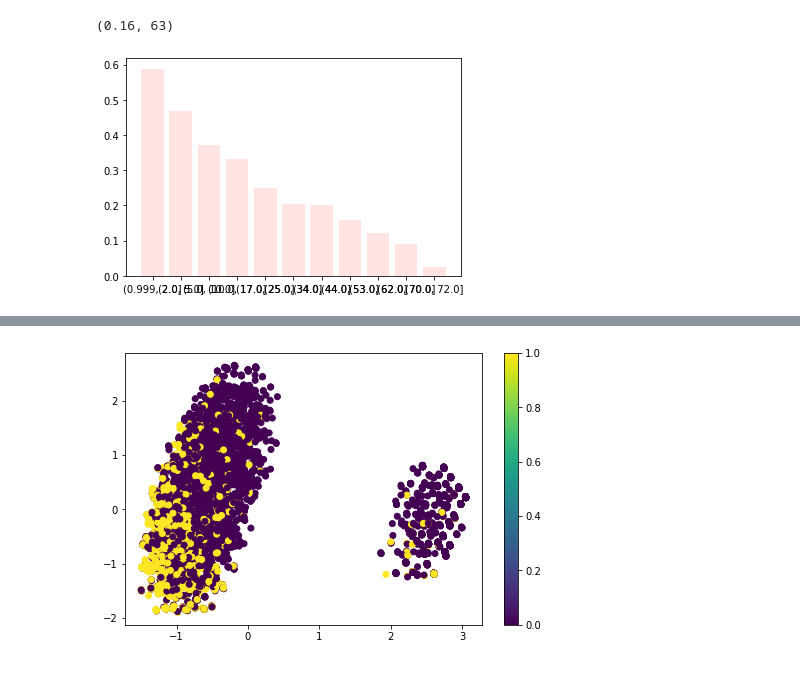
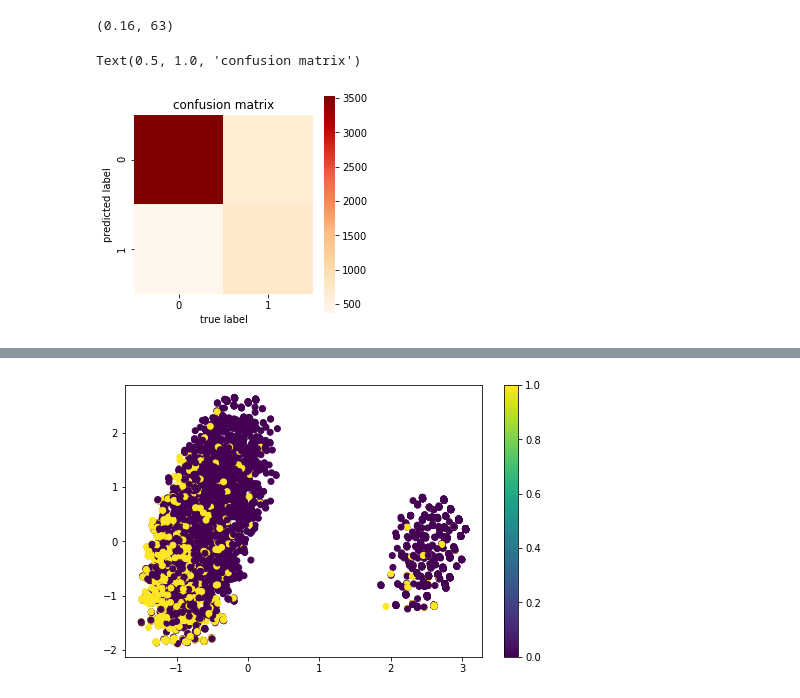
Before and after one commit to MitrofanovDmitry/study, a Jupyter notebook: practice/60 customer churn (dls)/3.ipynb, the cells around one changed output, grey strips where cells are left out. Cells and saved outputs as stored; diff of their text form; code cells hidden in the pictures.

```diff
--- a/practice/60 customer churn (dls)/3.ipynb
+++ b/practice/60 customer churn (dls)/3.ipynb
@@ -290,16 +294,20 @@ params = cv.best_estimator_.get_params()
 params['learning_rate'], params['num_trees']
 # %% [output]
 (0.16, 63)
+# %%
+y = train_data[target_col]
+p = model.predict(train_data[cat_cols_ + num_cols_])
+mat = confusion_matrix(y, p)
+plt.figure(figsize=(4,4))
+sns.heatmap(mat.T, square=True, cmap='OrRd')
+plt.xlabel('true label')
+plt.ylabel('predicted label')
+plt.title('confusion matrix')
+# %% [output]
+Text(0.5, 1.0, 'confusion matrix')
+[figure, added]
 # %%
 # y, p = train_data[target_col], catboost.predict(train_data[cat_cols_ + num_cols_])
 # print(f'accuracy_score: {accuracy_score(y, p):.3f}')
 # print(f'f1_score: {f1_score(y, p):.3f}')
 # print(confusion_matrix(y, p))
-# %%
-data = pd.read_csv('./train.csv')
-data['ClientPeriod'] = data.groupby('HasContractPhone')['ClientPeriod'].apply(lambda x: x.replace(0, stats.mode(x)[0][0]))
-data['ClientPeriodG'] = pd.qcut(data['ClientPeriod'], 11)
-cnt = data.groupby('ClientPeriodG')['Churn'].mean()
-plt.bar(cnt.index.astype(str), cnt.values, color='mistyrose');
-# %% [output]
-[figure, removed]
```
Also changed, not shown: parts of 18 cells of this notebook, 3 other files.
